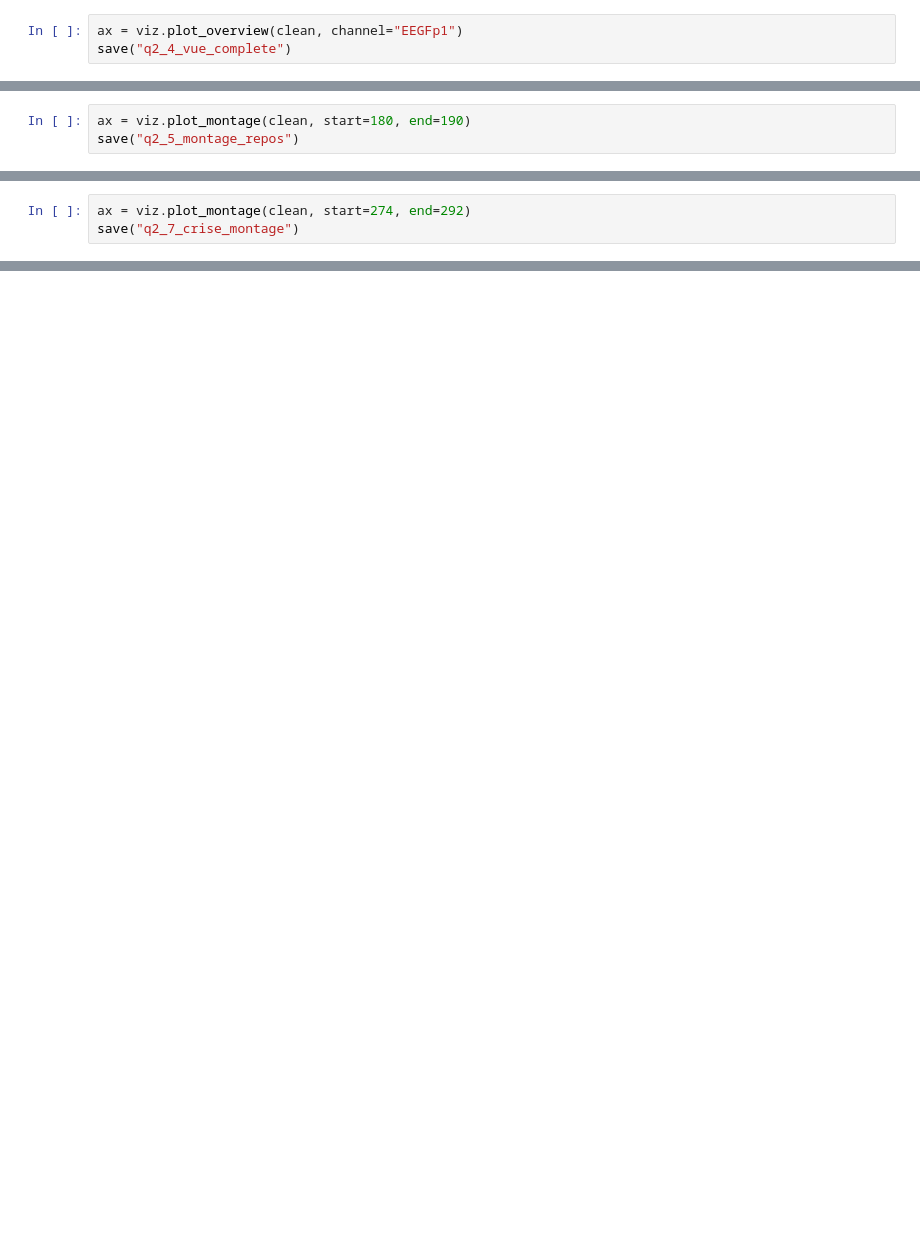
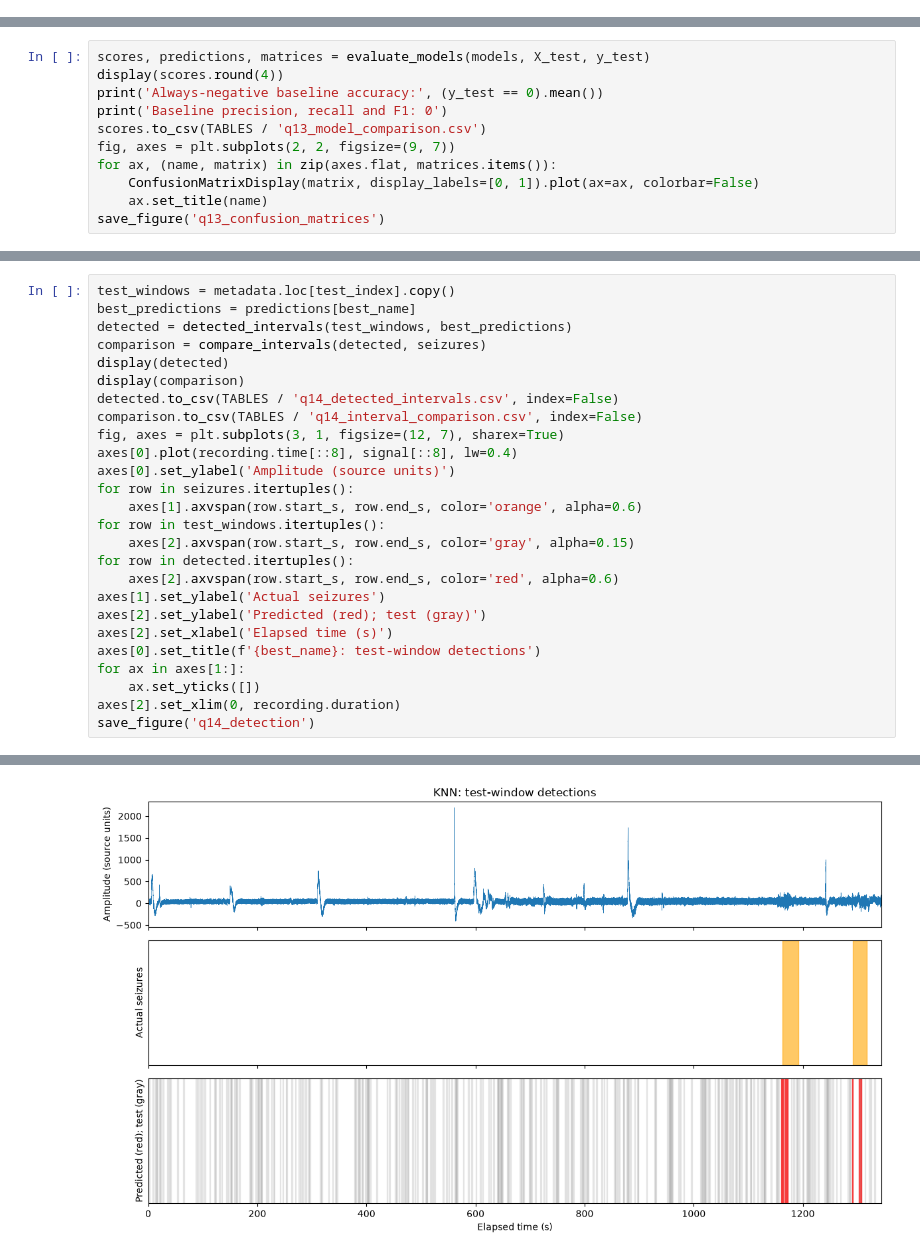
Before and after one commit to Souhail-001/DataMining, a Jupyter notebook: notebooks/main.ipynb, the cells around one changed output, grey strips where cells are left out. Cells and saved outputs as stored; diff of their text form; blank space fills up the shorter version.

Commit message:
training the four models with evaluation for one channel

```diff
--- a/notebooks/main.ipynb
+++ b/notebooks/main.ipynb
@@ -310,3 +0,0 @@ marqueurs de l'examen.
-# %%
-ax = viz.plot_overview(clean, channel="EEGFp1")
-save("q2_4_vue_complete")
@@ -319,3 +0,0 @@ Affichage de type clinique : les 19 canaux EEG empilés, chacun centré sur sa m
-# %%
-ax = viz.plot_montage(clean, start=180, end=190)
-save("q2_5_montage_repos")
@@ -339,3 +0,0 @@ save("q2_6_crise_zoom")
-# %%
-ax = viz.plot_montage(clean, start=274, end=292)
-save("q2_7_crise_montage")
@@ -398,0 +316,11 @@ Durée de l'enregistrement : 1225 s
+# %%
+scores, predictions, matrices = evaluate_models(models, X_test, y_test)
+display(scores.round(4))
+print('Always-negative baseline accuracy:', (y_test == 0).mean())
+print('Baseline precision, recall and F1: 0')
+scores.to_csv(TABLES / 'q13_model_comparison.csv')
+fig, axes = plt.subplots(2, 2, figsize=(9, 7))
+for ax, (name, matrix) in zip(axes.flat, matrices.items()):
+    ConfusionMatrixDisplay(matrix, display_labels=[0, 1]).plot(ax=ax, colorbar=False)
+    ax.set_title(name)
+save_figure('q13_confusion_matrices')
@@ -398,0 +344,27 @@ Durée de l'enregistrement : 1225 s
+# %%
+test_windows = metadata.loc[test_index].copy()
+best_predictions = predictions[best_name]
+detected = detected_intervals(test_windows, best_predictions)
+comparison = compare_intervals(detected, seizures)
+display(detected)
+display(comparison)
+detected.to_csv(TABLES / 'q14_detected_intervals.csv', index=False)
+comparison.to_csv(TABLES / 'q14_interval_comparison.csv', index=False)
+fig, axes = plt.subplots(3, 1, figsize=(12, 7), sharex=True)
+axes[0].plot(recording.time[::8], signal[::8], lw=0.4)
+axes[0].set_ylabel('Amplitude (source units)')
+for row in seizures.itertuples():
+    axes[1].axvspan(row.start_s, row.end_s, color='orange', alpha=0.6)
+for row in test_windows.itertuples():
+    axes[2].axvspan(row.start_s, row.end_s, color='gray', alpha=0.15)
+for row in detected.itertuples():
+    axes[2].axvspan(row.start_s, row.end_s, color='red', alpha=0.6)
+axes[1].set_ylabel('Actual seizures')
+axes[2].set_ylabel('Predicted (red); test (gray)')
+axes[2].set_xlabel('Elapsed time (s)')
+axes[0].set_title(f'{best_name}: test-window detections')
+for ax in axes[1:]:
+    ax.set_yticks([])
+axes[2].set_xlim(0, recording.duration)
+save_figure('q14_detection')
+# %% [output]
@@ -398,0 +385 @@ Durée de l'enregistrement : 1225 s
+[figure, added]
```
Also changed, not shown: parts of 61 cells of this notebook, 44 other files.
